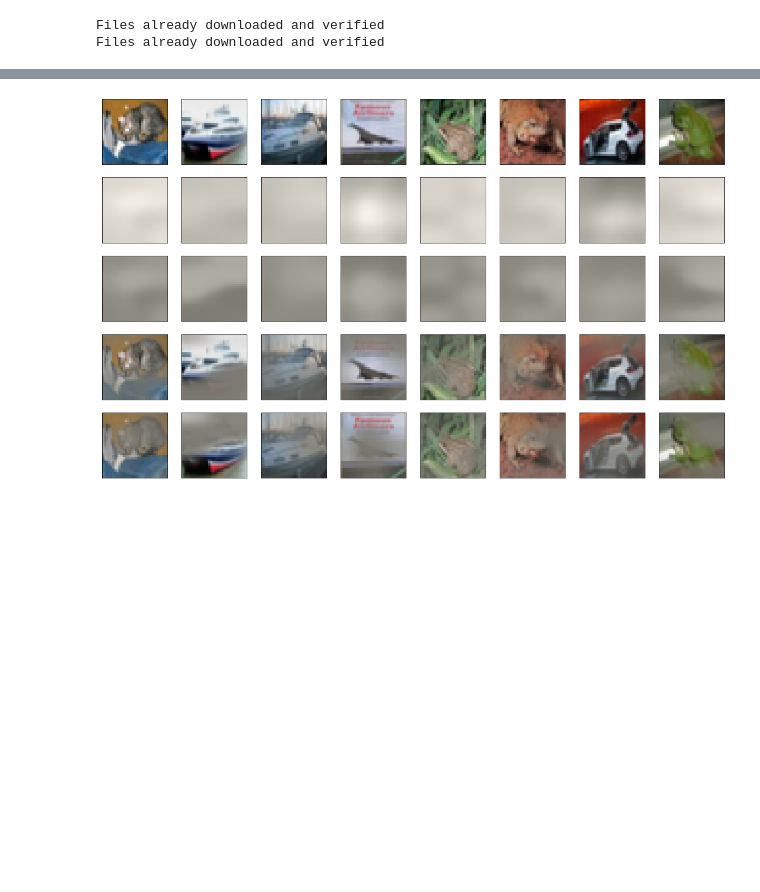
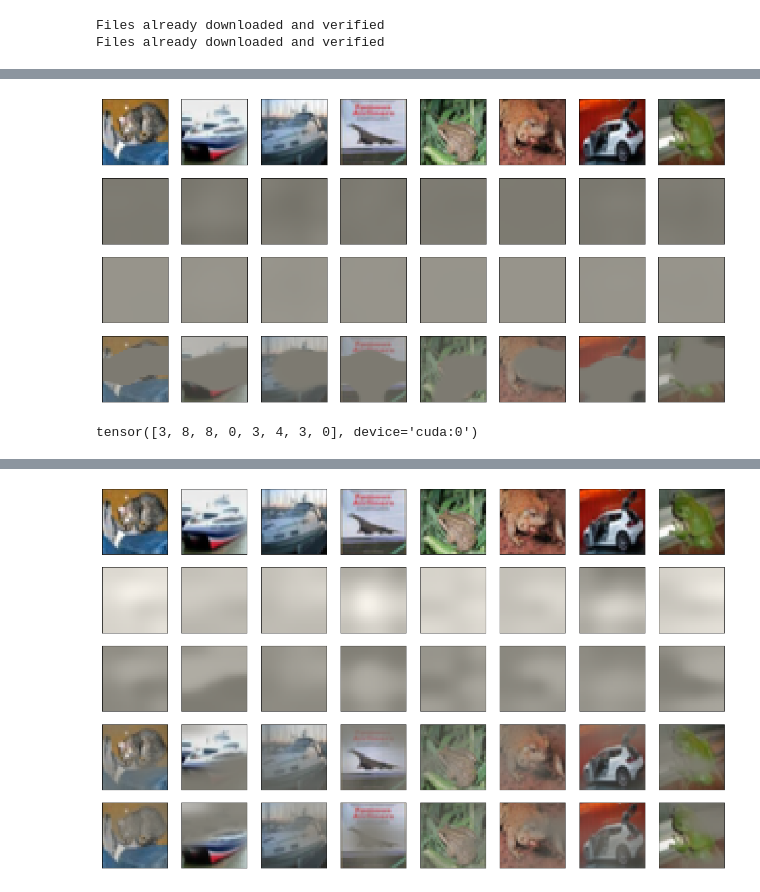
Before and after one commit to WoojuLee24/pytorch-classification-advprop, a Jupyter notebook: make_adv.ipynb, the cells around one changed output, grey strips where cells are left out. Cells and saved outputs as stored; diff of their text form; code cells hidden in the pictures; blank space fills up the shorter version.

```diff
--- a/make_adv.ipynb
+++ b/make_adv.ipynb
@@ -781,0 +790,11 @@ attack_epsilon=5
+# %%
+grad_cam = GradCam(model, target_layer=target_layer, attack_iter=2, attack_epsilon=0.5, attack_step_size=1 )
+# grad_cam.model
+resized_cam, attention_map, adv, _, pred  = grad_cam.generate_mul_cam(inputs, targets)
+show_image_row([inputs.cpu(), resized_cam.repeat(1, 3, 1, 1).detach().cpu(), attention_map.repeat(1, 3, 1, 1).detach().cpu(), adv.detach().cpu()])
+# %% [output]
+[figure, added]
+# %%
+pred
+# %% [output]
+tensor([3, 8, 8, 0, 3, 4, 3, 0], device='cuda:0')
```
Also changed, not shown: parts of 48 cells of this notebook, 2 other files.
